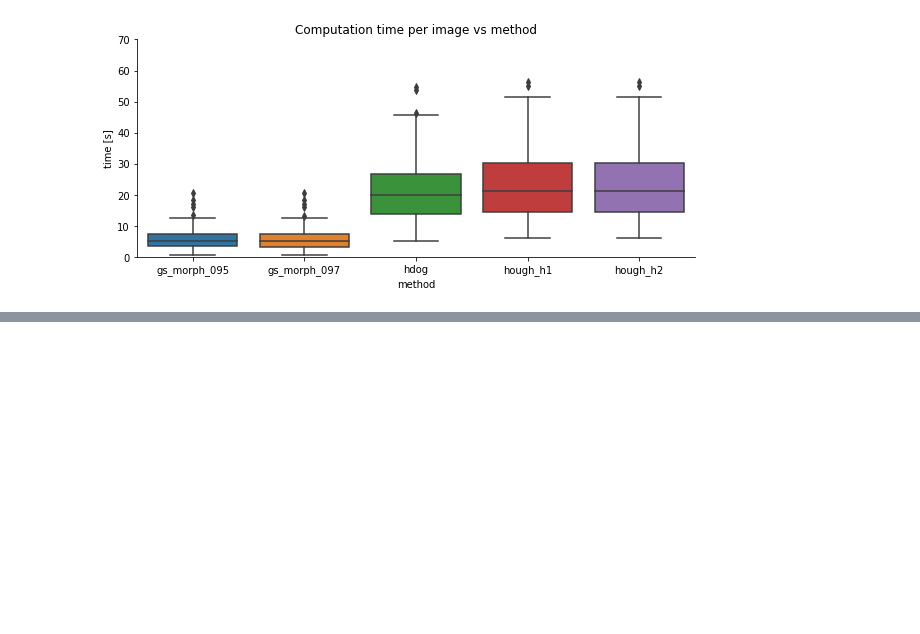
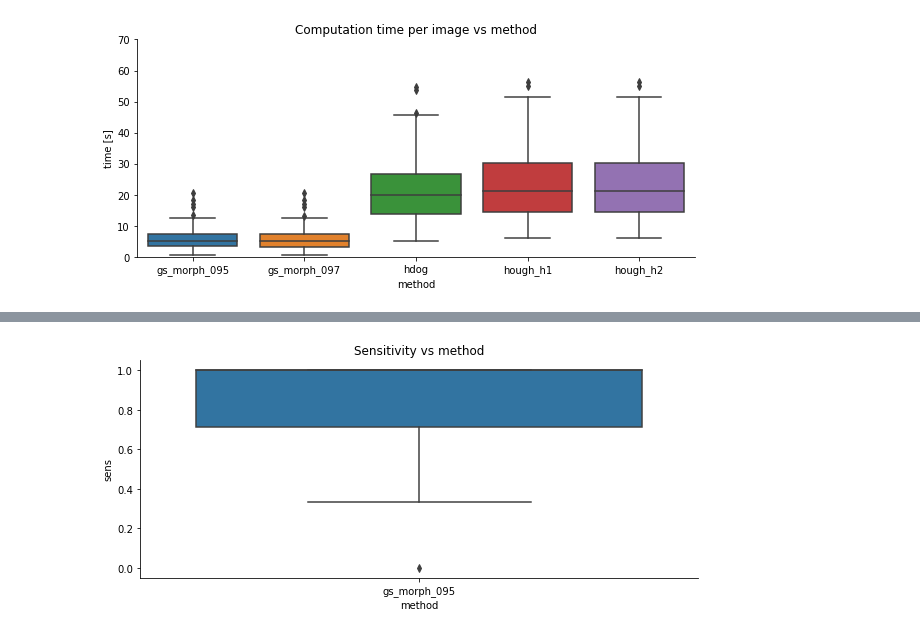
Before and after one commit to joaco18/calc-det, a Jupyter notebook: notebooks/[TEST]mc_candidates_comparison.ipynb, the cells around one changed output, grey strips where cells are left out. Saved outputs shown, nothing was run; the diff lists cells and outputs as text; code cells hidden in the pictures; blank space fills up the shorter version.

```diff
--- a/notebooks/[TEST]mc_candidates_comparison.ipynb
+++ b/notebooks/[TEST]mc_candidates_comparison.ipynb
@@ -448,0 +469,20 @@ plot_results(results_path)
+# %%
+db = INBreast_Dataset(
+    return_lesions_mask=True,
+    level='image',
+    max_lesion_diam_mm=None,
+    extract_patches=False,
+    partitions = ['validation'],
+    lesion_types = ['calcification', 'cluster'],
+    cropped_imgs = True,
+    keep_just_images_of_lesion_type = False,
+    use_muscle_mask=True,
+    ignore_diameter_px = 15
+)
+
+threshold = 0.95
+min_distance = 6
+area = 14
+run_experiment_gsm(threshold, min_distance, area, db, results_path, filter_muscle=True)
+
+results.loc[results.TP!= results.TP_wo_dup]
@@ -448,0 +519,65 @@ plot_results(results_path)
+# %%
+filename = 'md_th-0.95_mindist-6_area-14'
+results_morphology95 = pd.read_csv(results_path/f'{filename}.csv', index_col=0)
+results_morphology95['method'] = 'gs_morph_095'
+results = pd.concat([results_morphology95], ignore_index=True)
+
+results['FPR'] = results['FP'] / (results['FP'] + results['TP'])
+results['mfpi'] = (results['FP'] / len(results)).sum()
+results['sens'] = results['TP'] / (results['TP'] + results['FN'])
+results['sens_wod'] = results['TP_wo_dup'] / (results['TP_wo_dup'] + results['FN'])
+results.loc[~results.normal, 'fp_per_tp'] = results['FP'] / (results['TP'])
+results.loc[(~results.normal) & (results.sens==0), 'fp_per_tp'] = results['FP']
+results.loc[results.normal, 'fp_per_tp'] = results['FP']
+
+melt_results = pd.melt(results, id_vars=['method'], value_vars=['sens', 'sens_wod'])
+
+plt.figure(figsize=(10, 4))
+plt.title('Sensitivity vs method')
+sns.boxplot(data=results, x='method', y='sens')
+sns.despine()
+plt.show()
+
+plt.figure(figsize=(10, 4))
+plt.title('Sensitivity wo_d vs method')
+sns.boxplot(data=results, x='method', y='sens_wod')
+sns.despine()
+plt.show()
+
+plt.figure(figsize=(10, 4))
+plt.title('Sensitivity comparison')
+sns.boxplot(data=melt_results, x='method', y='value', hue='variable')
+sns.despine()
+plt.show()
+
+plt.figure(figsize=(10, 4))
+plt.title('False positives per tp per image vs method')
+sns.boxplot(data=results, x='method', y='fp_per_tp')
+plt.ylim(0, 2000)
+sns.despine()
+plt.show()
+
+plt.figure(figsize=(10, 4))
+plt.title('False positives per tp per image vs method')
+sns.boxplot(data=results, x='method', y='fp_per_tp')
+plt.yscale('log')
+sns.despine()
+plt.show()
+
+plt.figure(figsize=(10, 4))
+plt.title('False positives per image on normal images vs method')
+sns.boxplot(data=results.loc[results.normal], x='method', y='fp_per_tp')
+plt.ylim(0, 25000)
+sns.despine()
+plt.show()
+
+plt.figure(figsize=(10, 4))
+plt.title('Computation time per image vs method')
+sns.boxplot(data=results, x='method', y='time')
+# plt.yscale('log')
+sns.despine()
+plt.ylabel('time [s]')
+plt.ylim([0, 70])
+plt.show()
+# %% [output]
+[figure, added]
```
Also changed, not shown: parts of 11 cells of this notebook.
